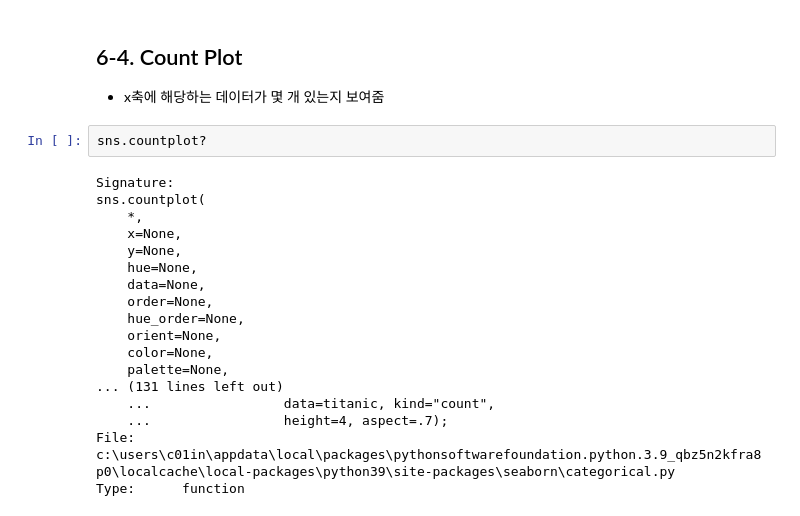
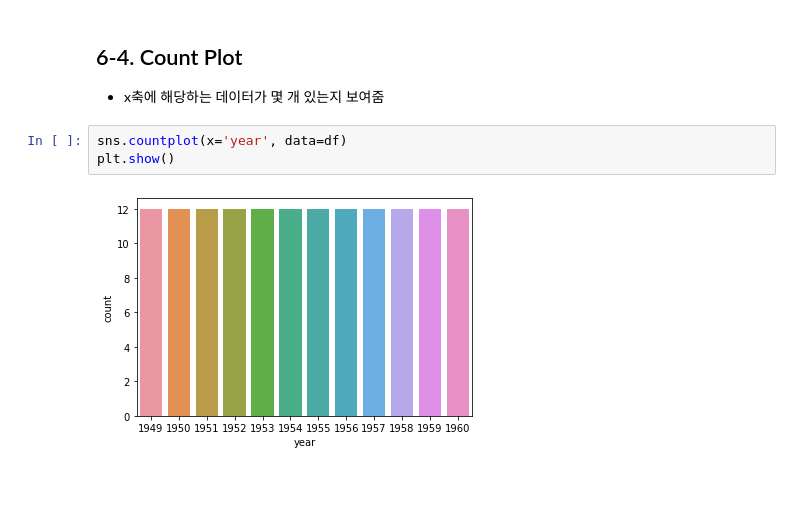
Before and after one commit to RlxDn/Bigdata, a Jupyter notebook: 30_데이터시각화/06_seaborn.ipynb, the cells around one changed output. Saved outputs shown, nothing was run; the diff lists cells and outputs as text; blank space fills up the shorter version.

```diff
--- a/30_데이터시각화/06_seaborn.ipynb
+++ b/30_데이터시각화/06_seaborn.ipynb
@@ -140,23 +140,8 @@ plt.show()
 # %% [markdown]
 ## 6-4. Count Plot
 * x축에 해당하는 데이터가 몇 개 있는지 보여줌
-# %%
-sns.countplot?
-# %% [output]
-Signature:
-sns.countplot(
-    *,
-    x=None,
-    y=None,
-    hue=None,
-    data=None,
-    order=None,
-    hue_order=None,
-    orient=None,
-    color=None,
-    palette=None,
-... (131 lines left out)
-    ...                 data=titanic, kind="count",
-    ...                 height=4, aspect=.7);
-File:      c:\users\c01in\appdata\local\packages\pythonsoftwarefoundation.python.3.9_qbz5n2kfra8p0\localcache\local-packages\python39\site-packages\seaborn\categorical.py
-Type:      function
+# %%
+sns.countplot(x='year', data=df)
+plt.show()
+# %% [output]
+[figure, added]
```
Also changed, not shown: parts of 19 cells of this notebook.
